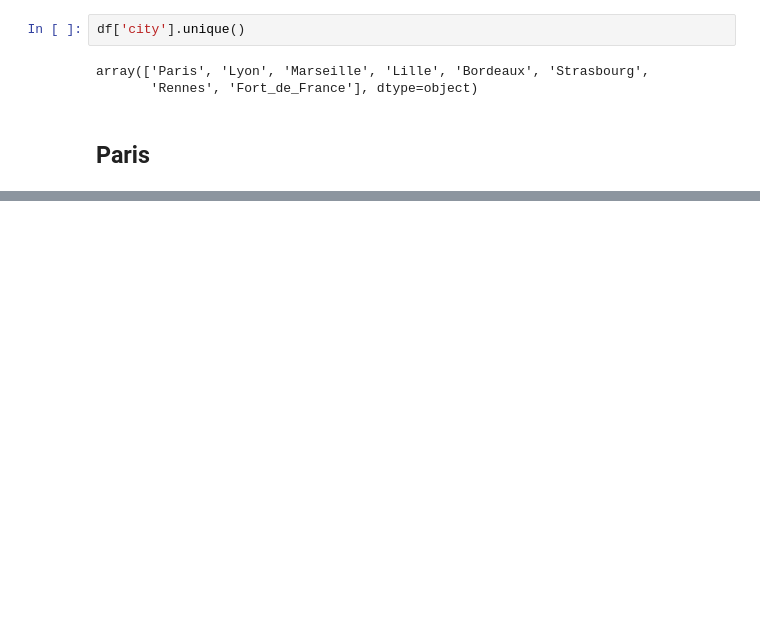
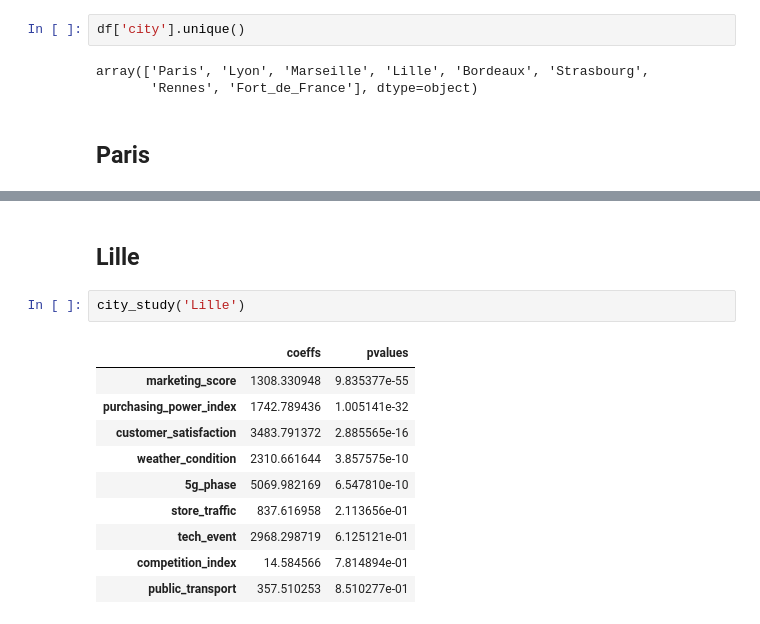
Before and after one commit to jsilvalavin/orange_test_stage, a Jupyter notebook: notebooks/exploration.ipynb, the cells around one changed output, grey strips where cells are left out. Drawn from its saved outputs; the diff is of its cells as text; blank space fills up the shorter version.

```diff
--- a/notebooks/exploration.ipynb
+++ b/notebooks/exploration.ipynb
@@ -532,0 +602,15 @@ We note that the p values are significant for all variables except for the store
+# %% [markdown]
+## Lille
+# %%
+city_study('Lille')
+# %% [output]
+|  | coeffs | pvalues |
+| marketing_score | 1308.330948 | 9.835377e-55 |
+| purchasing_power_index | 1742.789436 | 1.005141e-32 |
+| customer_satisfaction | 3483.791372 | 2.885565e-16 |
+| weather_condition | 2310.661644 | 3.857575e-10 |
+| 5g_phase | 5069.982169 | 6.547810e-10 |
+| store_traffic | 837.616958 | 2.113656e-01 |
+| tech_event | 2968.298719 | 6.125121e-01 |
+| competition_index | 14.584566 | 7.814894e-01 |
+| public_transport | 357.510253 | 8.510277e-01 |
```
Also changed, not shown: parts of 33 cells of this notebook.
